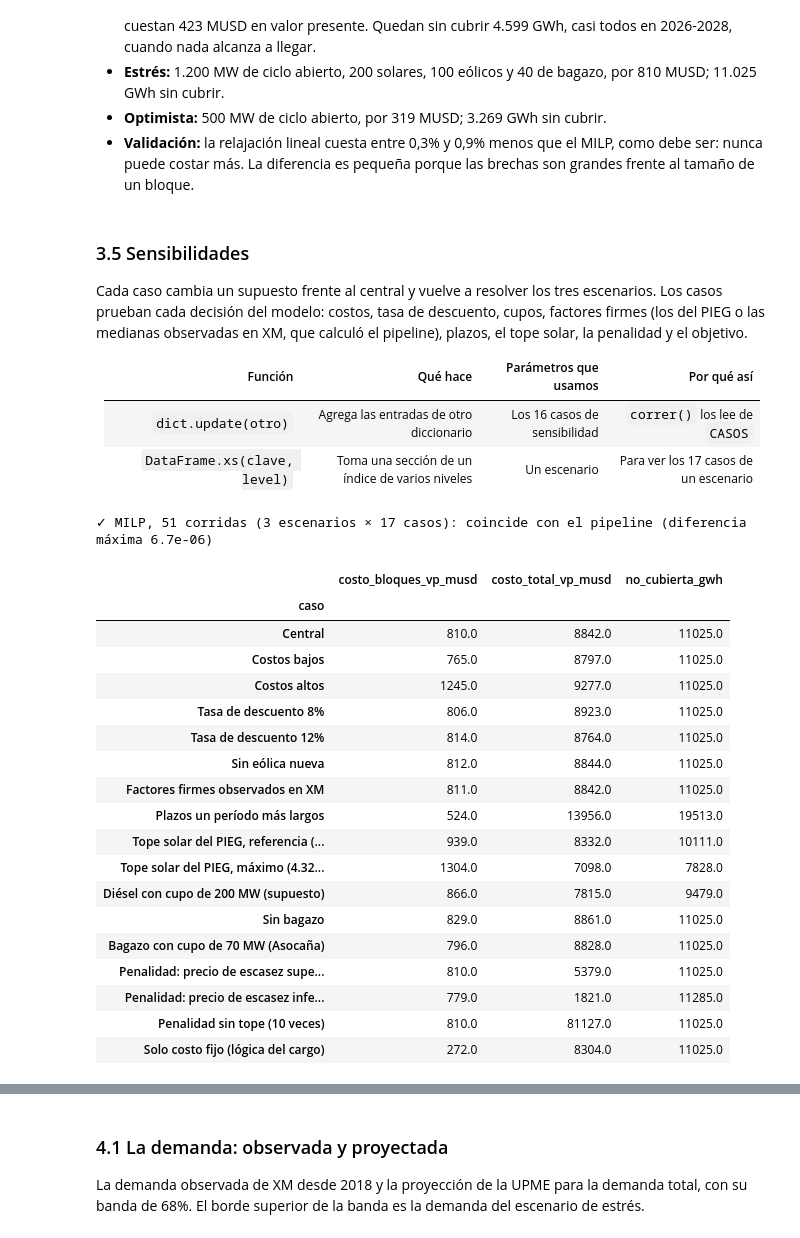
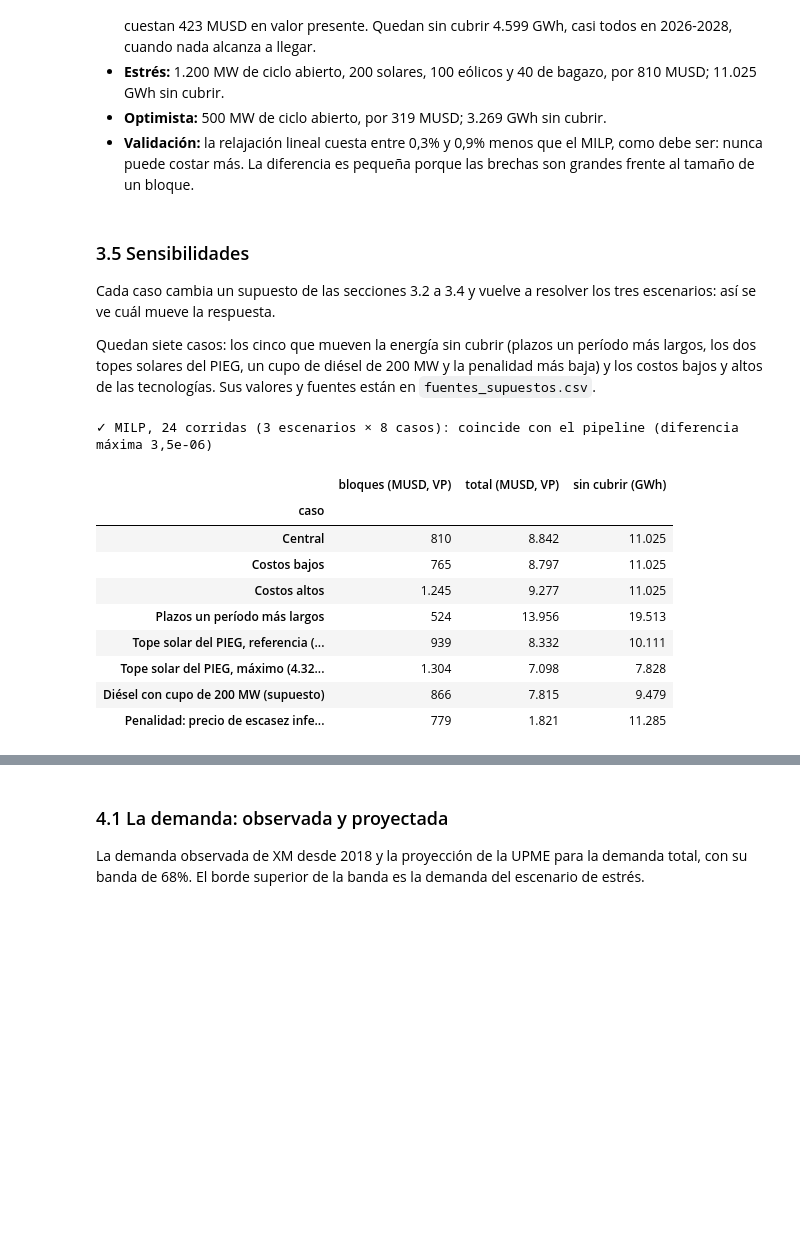
Before and after one commit to cterrassa/suficiencia-sin, a Jupyter notebook: Tutorial_Suficiencia_SIN.ipynb, the cells around one changed output, grey strips where cells are left out. Drawn from its saved outputs; the diff is of its cells as text; code cells hidden in the pictures; blank space fills up the shorter version.

```diff
--- a/Tutorial_Suficiencia_SIN.ipynb
+++ b/Tutorial_Suficiencia_SIN.ipynb
@@ -1380,8 +1347,11 @@ meta = json.loads((CARPETA / "metadatos.json").read_text(encoding="utf-8"))
 m = meta["moneda"]
 PENALIDADES = {k: v["cop_kwh"] * 1000 / m["trm"] * m["factor_cpi"] for k, v in meta["penalidades"].items()}
 for criterio, usd in PENALIDADES.items():
-    print(f"{criterio}: {meta['penalidades'][criterio]['cop_kwh']:,.1f} COP/kWh → {usd:,.0f} USD de 2025/MWh")
-TOPE_SOLAR = 1400
+    print(f"{criterio}: {es(meta['penalidades'][criterio]['cop_kwh'], 1)} COP/kWh → {es(usd)} USD de 2025/MWh")
+TOPE_SOLAR = supuesto("solar_fv", "tope_anual")   # el récord de entradas solares en un año (XM)
+solares = leer("xm_solar_entradas_anuales.csv").set_index("anio")
+print(f"Récord de entradas solares: {es(solares['mw_mas_de_1mw'].max())} MW en {solares['mw_mas_de_1mw'].idxmax()} "
+      f"(plantas de más de 1 MW) y {es(solares['mw_todas'].max())} con todas; tope de {es(TOPE_SOLAR)} MW por período")
 SOLAR_COMPROMETIDA = {r: solar_comprometida(nuevos, r) for r in (True, False)}
 pd.DataFrame({"solar con OEF, con retrasos (MW)": SOLAR_COMPROMETIDA[True],
               "lo que el tope deja, con retrasos (MW)": (TOPE_SOLAR - SOLAR_COMPROMETIDA[True]).clip(lower=0)}).round(0)
@@ -1544,13 +1495,12 @@ def correr(escenario, caso="Central", **cambios):
     no cubierta (GWh) y los MW de cada tecnología en 2029-2030; el detalle, el problema y la solución.
     """
     cambios = CASOS.get(caso, {}) | cambios
-    r = cambios.get("r", TASA)
-    bl = bloques(cambios.get("escenario_costos", "central"), r, cambios.get("factor_firme", "pieg"),
-                 cambios.get("cupo"), cambios.get("retraso_periodos", 0), cambios.get("objetivo", "costo_total"))
-    pi = PENALIDADES[cambios.get("criterio_penalidad", "costo_racionamiento_upme")] * cambios.get("factor_penalidad", 1)
+    bl = bloques(cambios.get("escenario_costos", "central"), cupos=cambios.get("cupo"),
+                 retraso_periodos=cambios.get("retraso_periodos", 0))
+    pi = PENALIDADES[cambios.get("criterio_penalidad", "costo_racionamiento_upme")]
     b = brecha_de(escenario)
     tope = (cambios.get("tope_solar", TOPE_SOLAR) - SOLAR_COMPROMETIDA[ESCENARIOS[escenario][1]]).clip(lower=0)
-    pr = armar_milp(bl, b["brecha_gwh"] + cambios.get("brecha_extra", 0), b["dias"], r, pi, tope)
+    pr = armar_milp(bl, b["brecha_gwh"] + cambios.get("brecha_extra", 0), b["dias"], TASA, pi, tope)
     res, lp = resolver(pr), resolver(pr, relajado=True)
     nb, nt = len(bl), len(PERIODOS)
     x = np.round(res.x[:nb * nt]).reshape(nb, nt).cumsum(axis=1)
@@ -1562,12 +1512,13 @@ def correr(escenario, caso="Central", **cambios):
 # %%
 corridas = {e: correr(e) for e in ESCENARIOS}
 central = pd.DataFrame([resumen for resumen, _ in corridas.values()]).set_index("escenario")
-pipeline_exp = (leer("pipeline_expansion_resumen.csv").query("definicion == @DEFINICION")
-                .replace({"caso": {"Factores firmes observados (Fase 2)": "Factores firmes observados en XM"}})
-                .set_index(["escenario", "caso"]))
+pipeline_exp = leer("pipeline_expansion_resumen.csv").query("definicion == @DEFINICION").set_index(["escenario", "caso"])
 cols = ["costo_bloques_vp_musd", "costo_total_vp_musd", "no_cubierta_gwh"] + [c for c in central if c.startswith("mw_")]
 comprobar(central[cols], pipeline_exp.xs("Central", level="caso")[cols], "MILP, caso central de los 3 escenarios")
 brecha_lp = 100 * (central["costo_total_vp_musd"] - central["objetivo_lp_musd"]) / central["costo_total_vp_musd"]
-print("Relajación lineal: su costo es menor que el del MILP en", ", ".join(f"{e} {v:.1f}%" for e, v in brecha_lp.items()))
-central[cols].round(1)
+print("Relajación lineal: su costo es menor que el del MILP en",
+      ", ".join(f"{NOMBRES_CORTOS[e].lower()}, {es(v, 1)}%" for e, v in brecha_lp.items()))
+COLUMNAS_RESUMEN = {"costo_bloques_vp_musd": "bloques (MUSD, VP)", "costo_total_vp_musd": "total (MUSD, VP)",
+                    "no_cubierta_gwh": "sin cubrir (GWh)"} | {f"mw_{k}": f"{v} (MW)" for k, v in NOMBRES_TECNOLOGIA.items()}
+central[cols].round(1).rename(columns=COLUMNAS_RESUMEN, index=NOMBRES_CORTOS)
 # %% [output]
@@ -1587,50 +1538,32 @@ Relajación lineal: su costo es menor que el del MILP en base 0.7%, estres 0.3%,
 # %% [markdown]
 ### 3.5 Sensibilidades
 
-Cada caso cambia un supuesto frente al central y vuelve a resolver los tres escenarios. Los casos prueban cada decisión del modelo: costos, tasa de descuento, cupos, factores firmes (los del PIEG o las medianas observadas en XM, que calculó el pipeline), plazos, el tope solar, la penalidad y el objetivo.
+Cada caso cambia un supuesto de las secciones 3.2 a 3.4 y vuelve a resolver los tres escenarios: así se ve cuál mueve la respuesta.
 
-| Función | Qué hace | Parámetros que usamos | Por qué así |
-|---|---|---|---|
-| `dict.update(otro)` | Agrega las entradas de otro diccionario | Los 16 casos de sensibilidad | `correr()` los lee de `CASOS` |
-| `DataFrame.xs(clave, level)` | Toma una sección de un índice de varios niveles | Un escenario | Para ver los 17 casos de un escenario |
+Quedan siete casos: los cinco que mueven la energía sin cubrir (plazos un período más largos, los dos topes solares del PIEG, un cupo de diésel de 200 MW y la penalidad más baja) y los costos bajos y altos de las tecnologías. Sus valores y fuentes están en `fuentes_supuestos.csv`.
 # %%
-CASOS.update({
+CASOS.update({   # los que mueven la energía sin cubrir y los costos bajos y altos; el pipeline corre 16
     "Costos bajos": {"escenario_costos": "bajo"}, "Costos altos": {"escenario_costos": "alto"},
-    "Tasa de descuento 8%": {"r": 0.08}, "Tasa de descuento 12%": {"r": 0.12},
-    "Sin eólica nueva": {"cupo": {"eolica_terrestre": 0}},
-    "Factores firmes observados en XM": {"factor_firme": "observado"},
     "Plazos un período más largos": {"retraso_periodos": 1},
     "Tope solar del PIEG, referencia (2.315 MW/año)": {"tope_solar": 2315},
     "Tope solar del PIEG, máximo (4.325 MW/año)": {"tope_solar": 4325},
     "Diésel con cupo de 200 MW (supuesto)": {"cupo": {"diesel_motores": 200}},
-    "Sin bagazo": {"cupo": {"biomasa_bagazo": 0}}, "Bagazo con cupo de 70 MW (Asocaña)": {"cupo": {"biomasa_bagazo": 70}},
-    "Penalidad: precio de escasez superior": {"criterio_penalidad": "precio_escasez_superior"},
-    "Penalidad: precio de escasez inferior": {"criterio_penalidad": "precio_escasez_inferior"},
-    "Penalidad sin tope (10 veces)": {"factor_penalidad": 10},
-    "Solo costo fijo (lógica del cargo)": {"objetivo": "solo_fijo"}})
+    "Penalidad: precio de escasez inferior": {"criterio_penalidad": "precio_escasez_inferior"}})
 
 sens = pd.DataFrame([correr(e, caso)[0] for e in ESCENARIOS for caso in CASOS]).set_index(["escenario", "caso"])
-comprobar(sens[cols], pipeline_exp[cols], f"MILP, {len(sens)} corridas (3 escenarios × {len(CASOS)} casos)")
-sens.xs("estres", level="escenario")[["costo_bloques_vp_musd", "costo_total_vp_musd", "no_cubierta_gwh"]].round(0)
+comprobar(sens[cols], pipeline_exp.loc[sens.index, cols], f"MILP, {len(sens)} corridas (3 escenarios × {len(CASOS)} casos)")
+sens.xs("estres", level="escenario")[["costo_bloques_vp_musd", "costo_total_vp_musd", "no_cubierta_gwh"]].round(0).rename(
+    columns=COLUMNAS_RESUMEN)
 # %% [output]
-✓ MILP, 51 corridas (3 escenarios × 17 casos): coincide con el pipeline (diferencia máxima 6.7e-06)
+✓ MILP, 24 corridas (3 escenarios × 8 casos): coincide con el pipeline (diferencia máxima 3,5e-06)
-|  | costo_bloques_vp_musd | costo_total_vp_musd | no_cubierta_gwh |
+|  | bloques (MUSD, VP) | total (MUSD, VP) | sin cubrir (GWh) |
 | caso |  |  |  |
-| Central | 810.0 | 8842.0 | 11025.0 |
-| Costos bajos | 765.0 | 8797.0 | 11025.0 |
-| Costos altos | 1245.0 | 9277.0 | 11025.0 |
-| Tasa de descuento 8% | 806.0 | 8923.0 | 11025.0 |
-| Tasa de descuento 12% | 814.0 | 8764.0 | 11025.0 |
-| Sin eólica nueva | 812.0 | 8844.0 | 11025.0 |
-| Factores firmes observados en XM | 811.0 | 8842.0 | 11025.0 |
-| Plazos un período más largos | 524.0 | 13956.0 | 19513.0 |
-| Tope solar del PIEG, referencia (... | 939.0 | 8332.0 | 10111.0 |
-| Tope solar del PIEG, máximo (4.32... | 1304.0 | 7098.0 | 7828.0 |
-| Diésel con cupo de 200 MW (supuesto) | 866.0 | 7815.0 | 9479.0 |
-| Sin bagazo | 829.0 | 8861.0 | 11025.0 |
-| Bagazo con cupo de 70 MW (Asocaña) | 796.0 | 8828.0 | 11025.0 |
-| Penalidad: precio de escasez supe... | 810.0 | 5379.0 | 11025.0 |
-| Penalidad: precio de escasez infe... | 779.0 | 1821.0 | 11285.0 |
-| Penalidad sin tope (10 veces) | 810.0 | 81127.0 | 11025.0 |
-| Solo costo fijo (lógica del cargo) | 272.0 | 8304.0 | 11025.0 |
+| Central | 810 | 8.842 | 11.025 |
+| Costos bajos | 765 | 8.797 | 11.025 |
+| Costos altos | 1.245 | 9.277 | 11.025 |
+| Plazos un período más largos | 524 | 13.956 | 19.513 |
+| Tope solar del PIEG, referencia (... | 939 | 8.332 | 10.111 |
+| Tope solar del PIEG, máximo (4.32... | 1.304 | 7.098 | 7.828 |
+| Diésel con cupo de 200 MW (supuesto) | 866 | 7.815 | 9.479 |
+| Penalidad: precio de escasez infe... | 779 | 1.821 | 11.285 |
 # %% [markdown]
```
Also changed, not shown: parts of 130 cells of this notebook, 3 other files.
